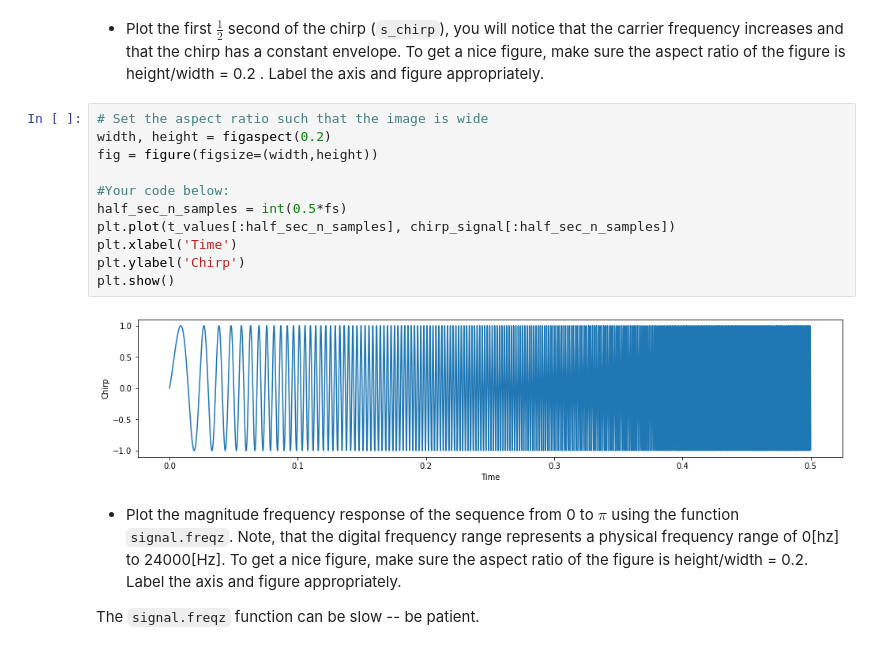
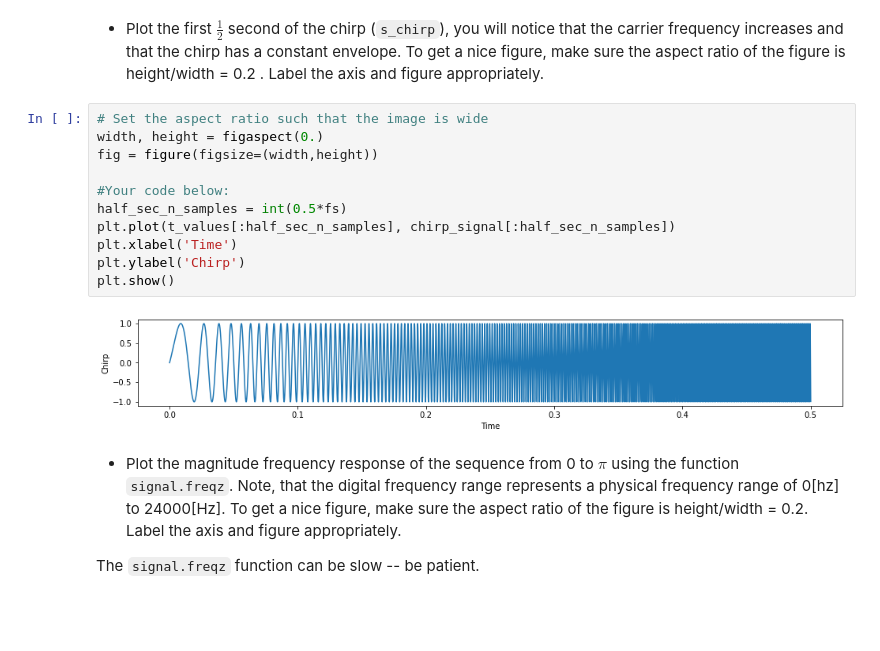
Before and after one commit to EricNRodriguez/ELEC3305_sonar, a Jupyter notebook: sonarpackage/TimeDomain-Sonar.ipynb, the cells around one changed output. Cells and saved outputs as stored; diff of their text form; blank space fills up the shorter version.

```diff
--- a/sonarpackage/TimeDomain-Sonar.ipynb
+++ b/sonarpackage/TimeDomain-Sonar.ipynb
@@ -61,17 +61,17 @@ NameError: name 'churp_signal' is not defined
 * Plot the first $\frac{1}{2}$ second of the chirp (`s_chirp`), you will notice that the carrier frequency increases and that the chirp has a constant envelope. To get a nice figure, make sure the aspect ratio of the figure is height/width = 0.2 . Label the axis and figure appropriately.
 # %%
 # Set the aspect ratio such that the image is wide
-width, height = figaspect(0.2)
+width, height = figaspect(0.)
 fig = figure(figsize=(width,height))
 
 #Your code below:
 half_sec_n_samples = int(0.5*fs)
 plt.plot(t_values[:half_sec_n_samples], chirp_signal[:half_sec_n_samples])
 plt.xlabel('Time')
 plt.ylabel('Chirp')
 plt.show()
 # %% [output]
-[figure, old version]
+[figure, new version]
 # %% [markdown]
 * Plot the magnitude frequency response of the sequence from 0 to $\pi$ using the function `signal.freqz`. Note, that the digital frequency range represents a physical frequency range of 0[hz] to 24000[Hz]. To get a nice figure, make sure the aspect ratio of the figure is height/width = 0.2. Label the axis and figure appropriately.
 
```
Also changed, not shown: parts of 1 cell of this notebook.
